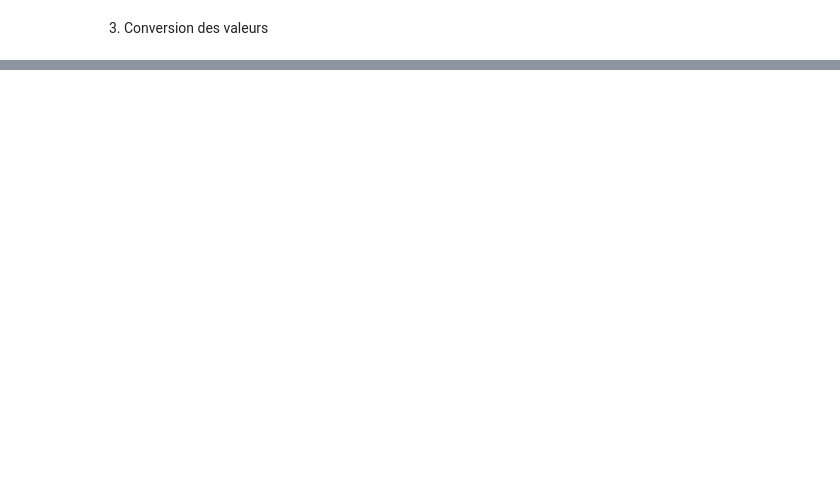
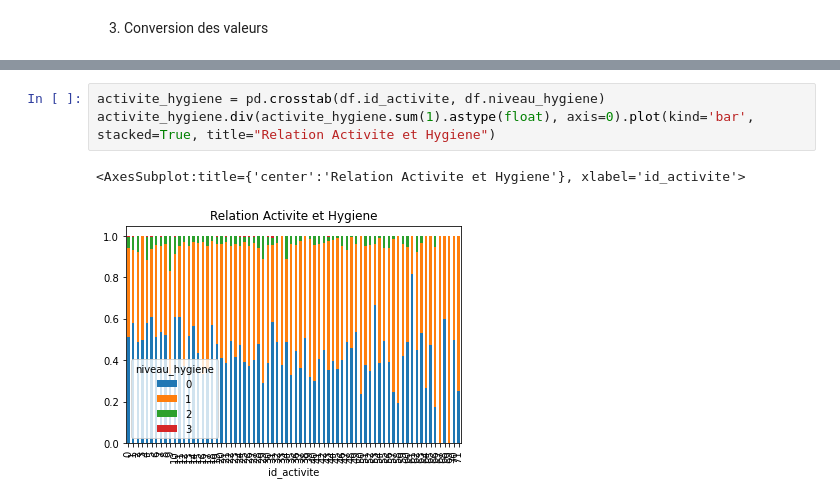
Before and after one commit to dia36u/IASecuAlim, a Jupyter notebook: modele/Extract_Transformation_AlimConfiance_BDD.ipynb, the cells around one changed output, grey strips where cells are left out. Saved outputs shown, nothing was run; the diff lists cells and outputs as text; blank space fills up the shorter version.

```diff
--- a/modele/Extract_Transformation_AlimConfiance_BDD.ipynb
+++ b/modele/Extract_Transformation_AlimConfiance_BDD.ipynb
@@ -94,0 +133,6 @@ df.to_csv(path_or_buf=SAVE_CSV_FILEPATH, sep=';', index=False)
+# %%
+activite_hygiene = pd.crosstab(df.id_activite, df.niveau_hygiene)
+activite_hygiene.div(activite_hygiene.sum(1).astype(float), axis=0).plot(kind='bar', stacked=True, title="Relation Activite et Hygiene")
+# %% [output]
+<AxesSubplot:title={'center':'Relation Activite et Hygiene'}, xlabel='id_activite'>
+[figure, added]
```
Also changed, not shown: parts of 12 cells of this notebook, 11 other files.
